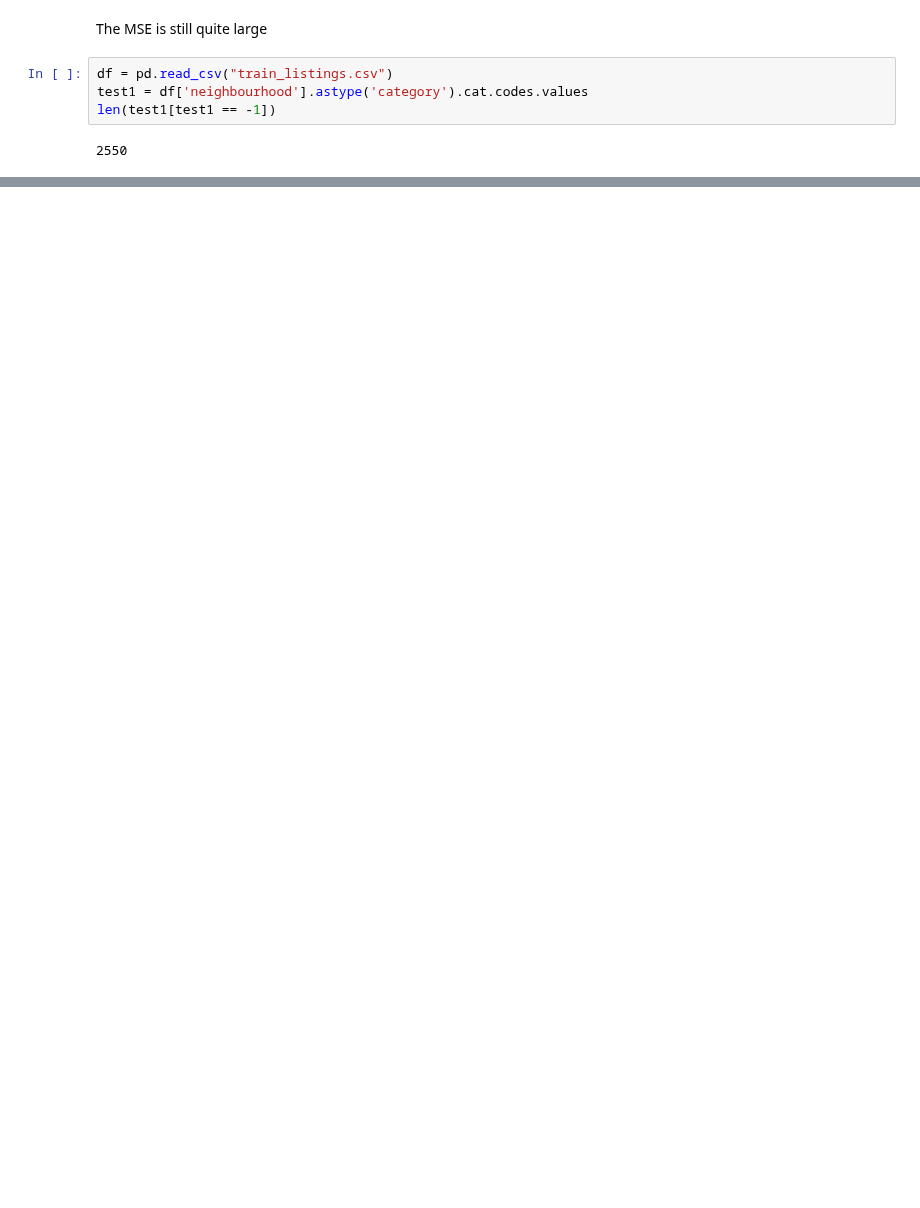
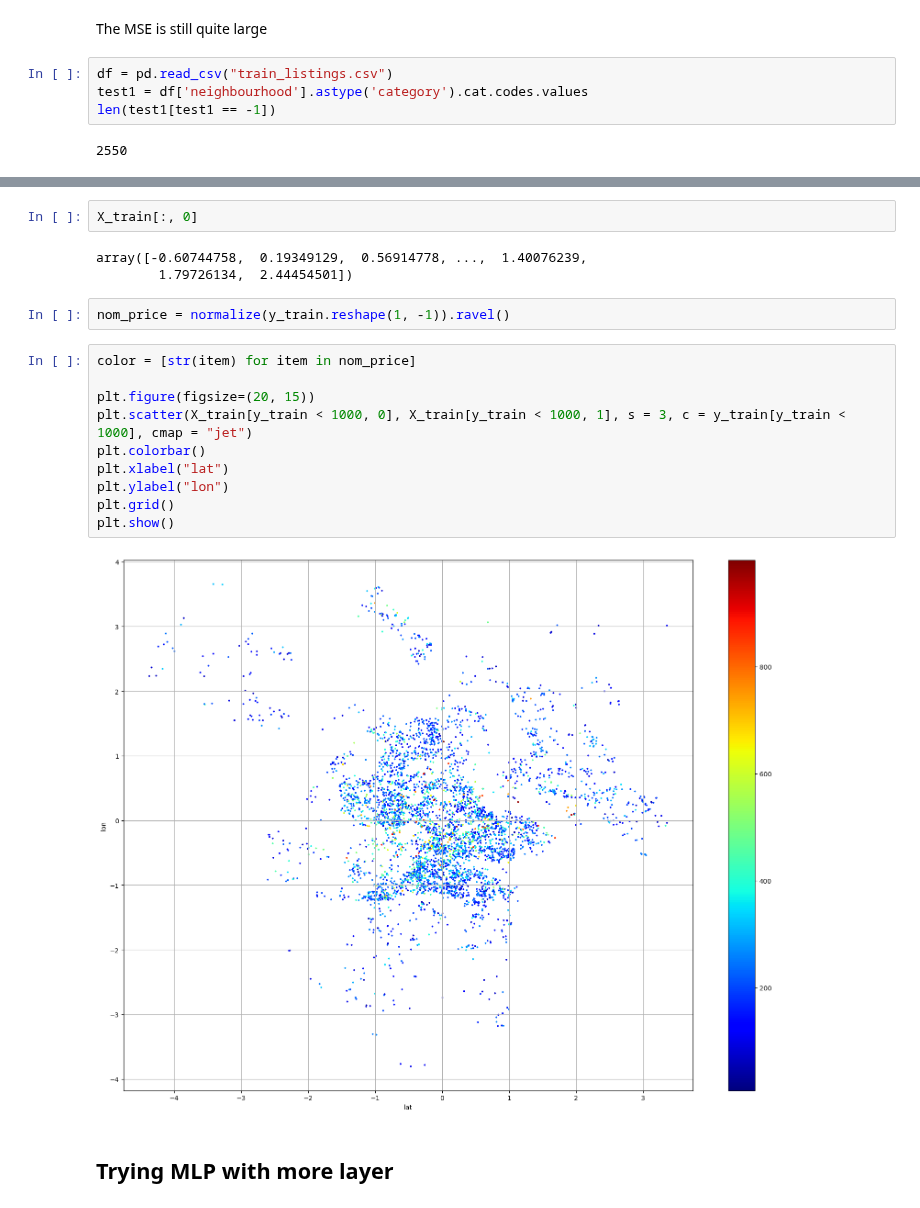
Before and after one commit to josh-wilkinson/MachineLearningExercises, a Jupyter notebook: Project/data/Final_Spatial.ipynb, the cells around one changed output, grey strips where cells are left out. Cells and saved outputs as stored; diff of their text form; blank space fills up the shorter version.

```diff
--- a/Project/data/Final_Spatial.ipynb
+++ b/Project/data/Final_Spatial.ipynb
@@ -500,0 +521,21 @@ NameError: name 'df' is not defined
+# %%
+X_train[:, 0]
+# %% [output]
+array([-0.60744758,  0.19349129,  0.56914778, ...,  1.40076239,
+        1.79726134,  2.44454501])
+# %%
+nom_price = normalize(y_train.reshape(1, -1)).ravel()
+# %%
+color = [str(item) for item in nom_price]
+
+plt.figure(figsize=(20, 15))
+plt.scatter(X_train[y_train < 1000, 0], X_train[y_train < 1000, 1], s = 3, c = y_train[y_train < 1000], cmap = "jet")
+plt.colorbar()
+plt.xlabel("lat")
+plt.ylabel("lon")
+plt.grid()
+plt.show()
+# %% [output]
+[figure, added]
+# %% [markdown]
+## Trying MLP with more layer ##
```
Also changed, not shown: parts of 24 cells of this notebook.
